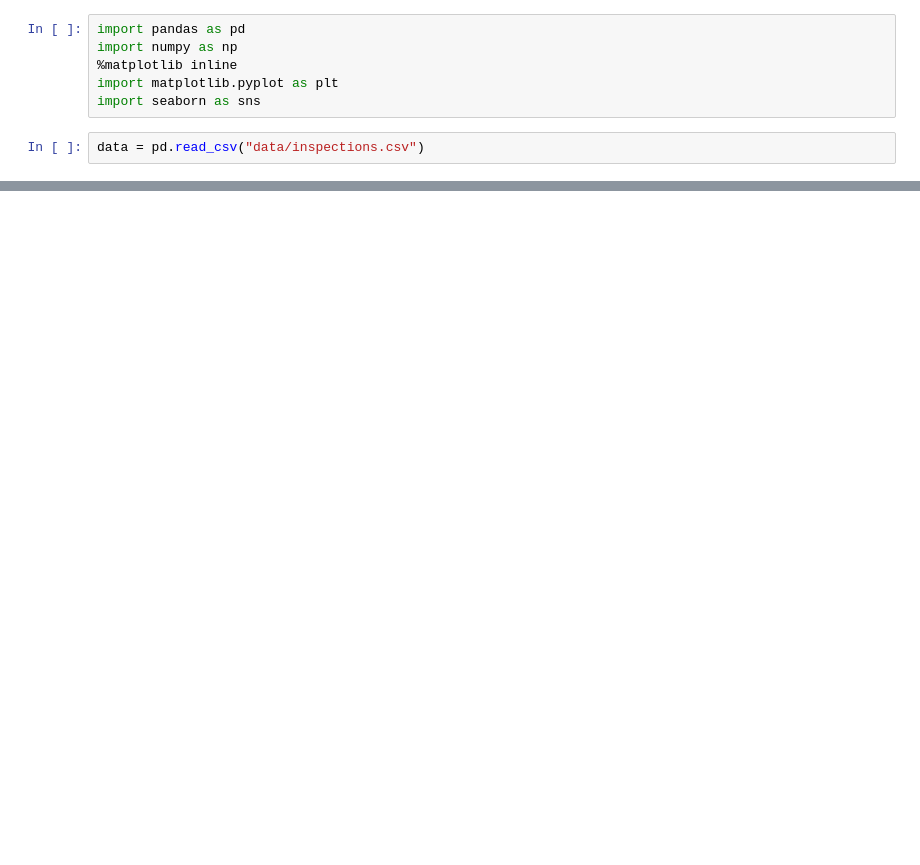
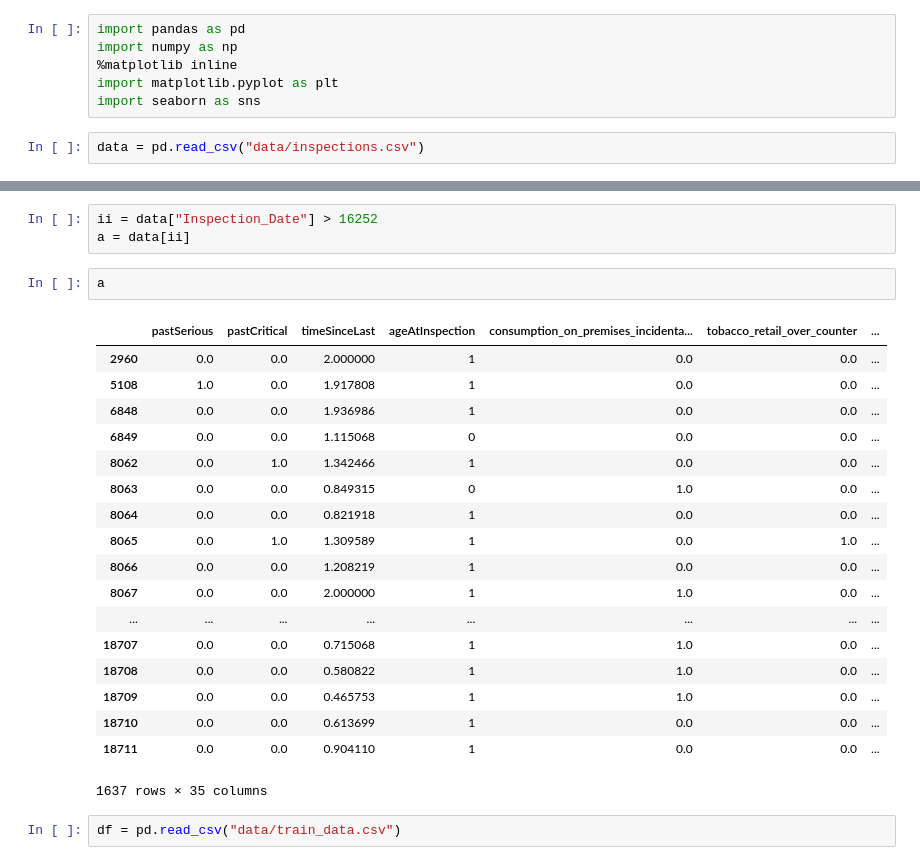
Before and after one commit to vingkan/foodinspectionforecasting, a Jupyter notebook: IIT/13_violations.ipynb, the cells around one changed output, grey strips where cells are left out. Drawn from its saved outputs; the diff is of its cells as text; blank space fills up the shorter version.

```diff
--- a/IIT/13_violations.ipynb
+++ b/IIT/13_violations.ipynb
@@ -26,3 +26,29 @@ data.head().T
 | state | IL | IL | IL | IL | IL |
 | violations | 32. FOOD AND NON-FOOD CONTACT SUR... | 32. FOOD AND NON-FOOD CONTACT SUR... | 18. NO EVIDENCE OF RODENT OR INSE... | 30. FOOD IN ORIGINAL CONTAINER, P... | 26. ADEQUATE NUMBER, CONVENIENT, ... |
 | zip | 60657 | 60659 | 60659 | 60659 | 60659 |
+# %%
+ii = data["Inspection_Date"] > 16252
+a = data[ii]
+# %%
+a
+# %% [output]
+|  | pastSerious | pastCritical | timeSinceLast | ageAtInspection | consumption_on_premises_incidenta... | tobacco_retail_over_counter | ... |
+| 2960 | 0.0 | 0.0 | 2.000000 | 1 | 0.0 | 0.0 | ... |
+| 5108 | 1.0 | 0.0 | 1.917808 | 1 | 0.0 | 0.0 | ... |
+| 6848 | 0.0 | 0.0 | 1.936986 | 1 | 0.0 | 0.0 | ... |
+| 6849 | 0.0 | 0.0 | 1.115068 | 0 | 0.0 | 0.0 | ... |
+| 8062 | 0.0 | 1.0 | 1.342466 | 1 | 0.0 | 0.0 | ... |
+| 8063 | 0.0 | 0.0 | 0.849315 | 0 | 1.0 | 0.0 | ... |
+| 8064 | 0.0 | 0.0 | 0.821918 | 1 | 0.0 | 0.0 | ... |
+| 8065 | 0.0 | 1.0 | 1.309589 | 1 | 0.0 | 1.0 | ... |
+| 8066 | 0.0 | 0.0 | 1.208219 | 1 | 0.0 | 0.0 | ... |
+| 8067 | 0.0 | 0.0 | 2.000000 | 1 | 1.0 | 0.0 | ... |
+| ... | ... | ... | ... | ... | ... | ... | ... |
+| 18707 | 0.0 | 0.0 | 0.715068 | 1 | 1.0 | 0.0 | ... |
+| 18708 | 0.0 | 0.0 | 0.580822 | 1 | 1.0 | 0.0 | ... |
+| 18709 | 0.0 | 0.0 | 0.465753 | 1 | 1.0 | 0.0 | ... |
+| 18710 | 0.0 | 0.0 | 0.613699 | 1 | 0.0 | 0.0 | ... |
+| 18711 | 0.0 | 0.0 | 0.904110 | 1 | 0.0 | 0.0 | ... |
+1637 rows × 35 columns
+# %%
+df = pd.read_csv("data/train_data.csv")
```
Also changed, not shown: parts of 1 cell of this notebook, 8 other files.
